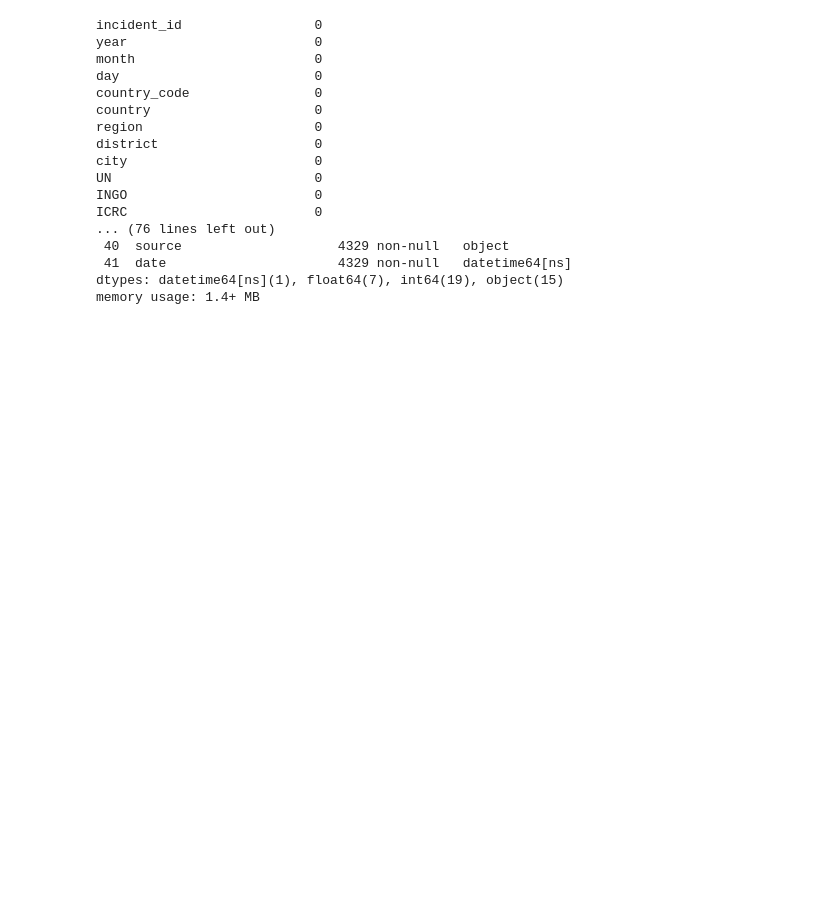
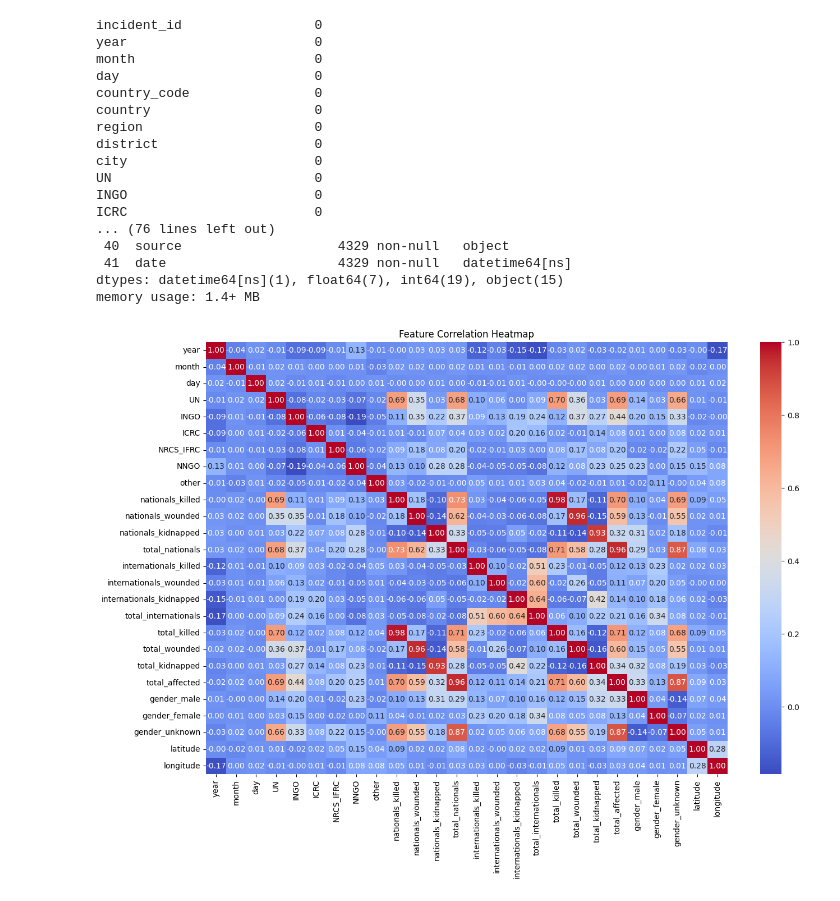
Before and after one commit to Bettenoch/security_incidence_prediction, a Jupyter notebook: Security_Incidence_Prediction_Model.ipynb, the cells around one changed output. Drawn from its saved outputs; the diff is of its cells as text; code cells hidden in the pictures; blank space fills up the shorter version.

```diff
--- a/Security_Incidence_Prediction_Model.ipynb
+++ b/Security_Incidence_Prediction_Model.ipynb
@@ -231,3 +231,15 @@ ICRC                        0
  41  date                      4329 non-null   datetime64[ns]
 dtypes: datetime64[ns](1), float64(7), int64(19), object(15)
 memory usage: 1.4+ MB
+# %%
+import seaborn as sns
+import matplotlib.pyplot as plt
+
+si_cat=si.select_dtypes(include=['int64', 'float64'])
+
+plt.figure(figsize=(15, 10))
+sns.heatmap(si_cat.corr(), annot=True, cmap="coolwarm", fmt=".2f")
+plt.title("Feature Correlation Heatmap")
+plt.show()
+# %% [output]
+[figure, added]
```
